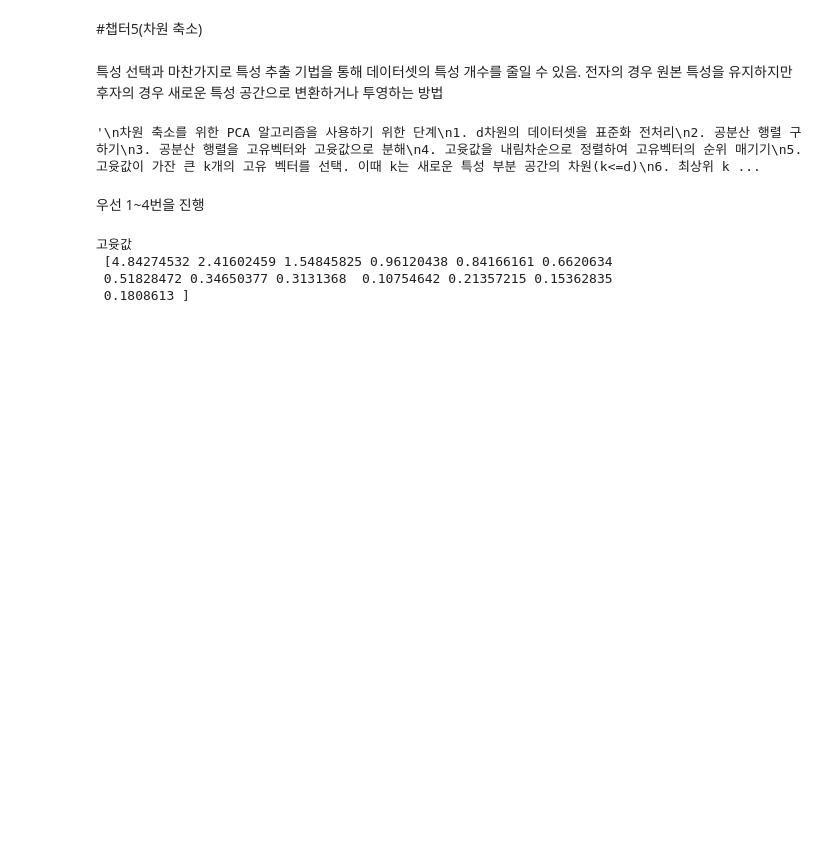
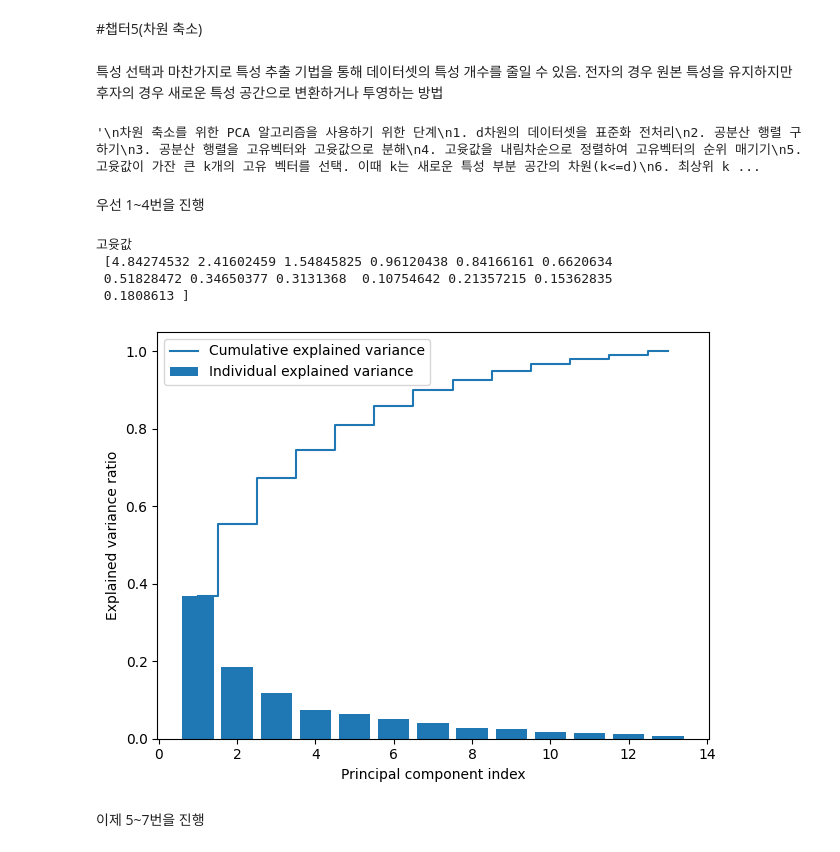
Before and after one commit to caxios/MachineLearningPythonPlayground, a Jupyter notebook: 머신러닝_교과서_파이토치.ipynb, the cells around one changed output. Drawn from its saved outputs; the diff is of its cells as text; code cells hidden in the pictures; blank space fills up the shorter version.

```diff
--- a/머신러닝_교과서_파이토치.ipynb
+++ b/머신러닝_교과서_파이토치.ipynb
@@ -1160,0 +1159,19 @@ print('고윳값 \n', eigen_vals)
+# %%
+# 설명된 분산 비율을 구하기 위해 분모로 쓸 고윳값의 합을 구함
+total = sum(eigen_vals)
+var_exp = [(i/total) for i in sorted(eigen_vals, reverse=True)] # 내림차순 정렬하여 가장 큰 수부터 계산
+cum_var_exp = np.cumsum(var_exp)
+import matplotlib.pyplot as plt
+plt.bar(range(1, 14), var_exp, align='center', label='Individual explained variance')
+plt.step(range(1, 14), cum_var_exp, where='mid', label='Cumulative explained variance')
+plt.ylabel('Explained variance ratio')
+plt.xlabel('Principal component index')
+plt.legend(loc='best')
+plt.tight_layout()
+# plt.savefig('figures/05_02.png', dpi=300)
+# 그림을 보면 처음 두 개의 주성분이 데이터셋에 있는 분산의 60%를 설명함.
+plt.show()
+# %% [output]
+[figure, added]
+# %% [markdown]
+이제 5~7번을 진행
```
Also changed, not shown: parts of 6 cells of this notebook.
